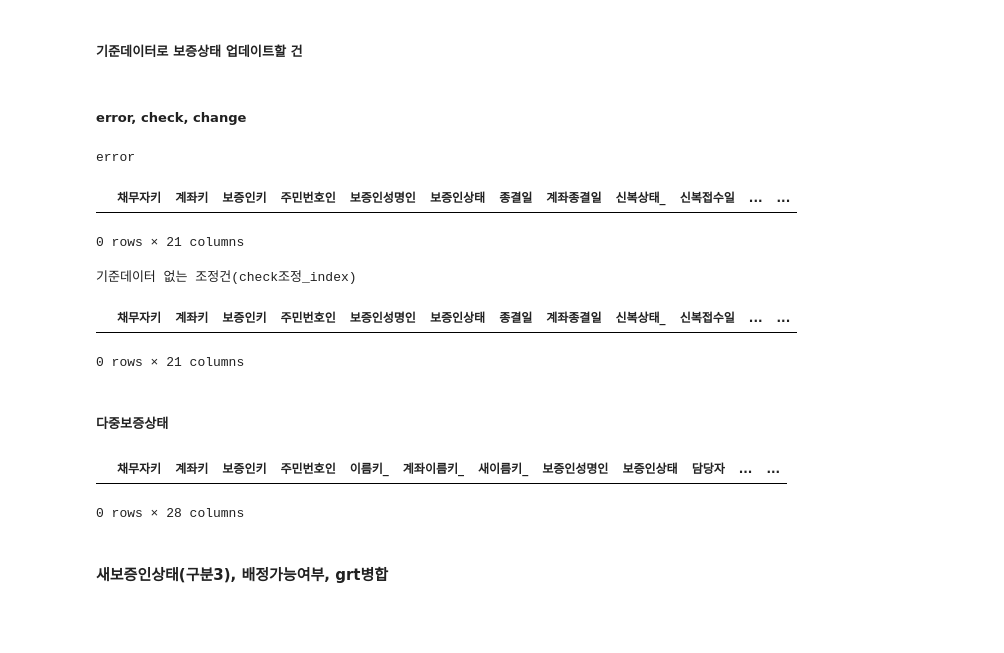
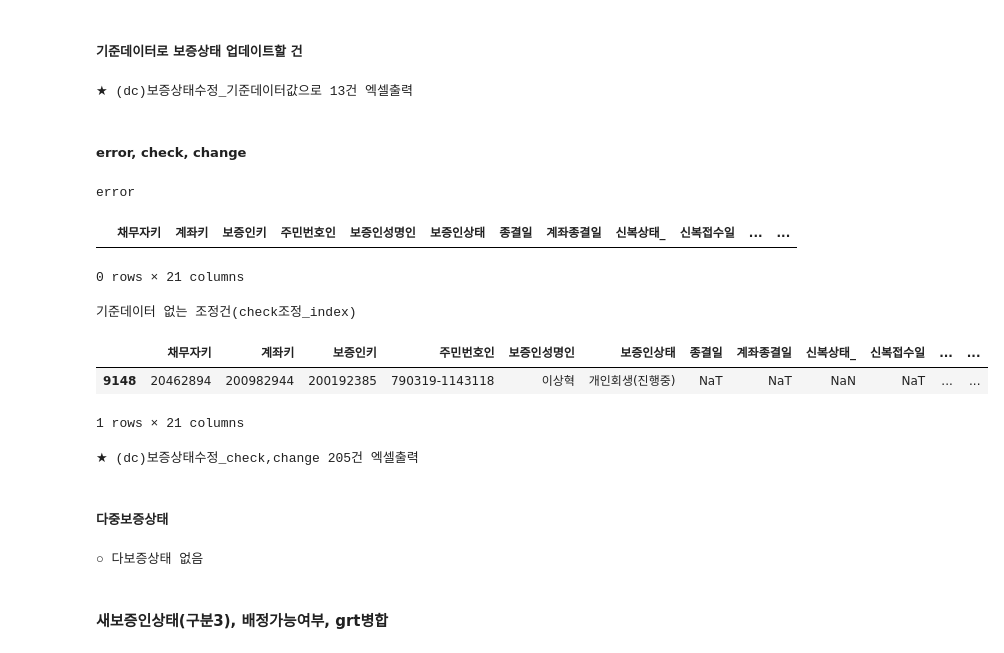
Before and after one commit to jbmyou/company_work, a Jupyter notebook: fileNaming/자산정리/4.전산_자산정리_통합_v2-2.ipynb, the cells around one changed output. Saved outputs shown, nothing was run; the diff lists cells and outputs as text; code cells hidden in the pictures; blank space fills up the shorter version.

```diff
--- a/fileNaming/자산정리/4.전산_자산정리_통합_v2-2.ipynb
+++ b/fileNaming/자산정리/4.전산_자산정리_통합_v2-2.ipynb
@@ -71,9 +71,9 @@ deposit_dtype = functions.deposit_dtype
 # %%
 # 변수들
 ##################################
-dc엑셀출력 = False #####################
+dc엑셀출력 = True #####################
 company = "솔림"      # 솔림 or 대성
-basedate = "250831"
+basedate = "250930"
 ##################################
 
 # 경로, 파일검색어, 새채무상태 출력순서 정의
@@ -255,7 +254,7 @@ if True :
     파산상태확인필요건 = 파산전체[파산전체["파산상태_전체"]=="확인필요"]
 
     if len(파산상태확인필요건)>3 :
-        functions.save_excel_with_explain(파산상태확인필요건, "파산상태 확인필요건.xlsx")
+        functions.save_excel_with_explain(파산상태확인필요건, join(path_excel, "(dc)파산상태 확인필요건.xlsx"))
     else :
         functions.display_with_explain(파산상태확인필요건, '파산상태 확인필요건')
 
@@ -428,42 +427,44 @@ mask = 새보증인상태["상태구분1_기준"].isna() & 새보증인상태["
 # 엑셀 저장 : 보증인상태 기준데이터 값으로 변경할 건
 if dc엑셀출력 :
     functions.save_excel_with_explain(보증인상태수정, join(path_excel, "(dc)보증상태수정_기준데이터값으로.xlsx"), key_columns_no=3)
+# %% [output]
+★ (dc)보증상태수정_기준데이터값으로 13건 엑셀출력
 # %% [markdown]
 ##### error, check, change
 # %%
 # error, 기준데이터 없는 조정값 출력
 error_index = 새보증인상태[새보증인상태["상태구분1"].str.contains(r'error')].sort_values(["상태구분2", "주민번호인"]).index
 check조정_index = 새보증인상태[새보증인상태["상태구분1"].str.contains(r'(신용|개인|약정).*check')].sort_values(["상태구분2", "주민번호인"]).index
 
-print('error')
-display(새보증인상태.loc[error_index, 상태출력칼럼])
-print('기준데이터 없는 조정건(check조정_index)')
-display(새보증인상태.loc[check조정_index, 상태출력칼럼])
+functions.display_with_explain(새보증인상태.loc[error_index, 상태출력칼럼], 'error')
+functions.display_with_explain(새보증인상태.loc[check조정_index, 상태출력칼럼], '기준데이터 없는 조정건(check조정_index)')
 
 # 미사용 상태값(change), 기준데이터 없는 조정값(종결,파산 포함) 출력(check) : 해당 보증인 전체상태값 출력
 check주민번호 = 새보증인상태[새보증인상태["상태구분1"].str.contains(r'check|change')]["주민번호인"].drop_duplicates()
 
 보증상태수정필요 = 새보증인상태[새보증인상태["주민번호인"].isin(check주민번호)][상태출력칼럼].sort_values(["채무자키", "주민번호인","상태구분2"])
     # 제외조건 : 실사 및 크로스체크 한 것
 제외조건1 = ~보증상태수정필요["종결상태_"].isna() # 종결일, 계좌종결일이 있는 경우(종결상태 작성)
 제외조건2 = 보증상태수정필요["담당자"].str.contains('종결|상각') # 종결일이 없더라도 담당자가 종결, 상각을 포함하는 것
 제외조건3 = (보증상태수정필요["파산상태_전체"] == 보증상태수정필요["보증인상태"]) # 파산상태_전체와 일치
 
 상태출력칼럼_최소화 = ["채무자키","계좌키","보증인키","주민번호인","보증인성명인","담당자","보증인상태","파산상태_전체","파산접수일","상태구분1", "상태구분2"] # 기준데이터 칼럼은 빈값이므로 출력할 필요가 없음
 보증상태수정필요 = 보증상태수정필요[~(제외조건1|제외조건2)][상태출력칼럼_최소화]
 
 # 엑셀 출력 : 보증상태 eec
 if dc엑셀출력 :
     functions.save_excel_with_explain(보증상태수정필요, join(path_excel, "(dc)보증상태수정_check,change.xlsx"), key_columns_no="채무자키", sub_key_columns_no="주민번호인")
 
 ########### 상각은 제외해도 되겠다. 종결일과 계좌종결일 있는 것은 상태값 수정할 필요 없다.
 # %% [output]
 error
 |  | 채무자키 | 계좌키 | 보증인키 | 주민번호인 | 보증인성명인 | 보증인상태 | 종결일 | 계좌종결일 | 신복상태_ | 신복접수일 | ... | ... |
 0 rows × 21 columns
 기준데이터 없는 조정건(check조정_index)
 |  | 채무자키 | 계좌키 | 보증인키 | 주민번호인 | 보증인성명인 | 보증인상태 | 종결일 | 계좌종결일 | 신복상태_ | 신복접수일 | ... | ... |
+| 9148 | 20462894 | 200982944 | 200192385 | 790319-1143118 | 이상혁 | 개인회생(진행중) | NaT | NaT | NaN | NaT | ... | ... |
-0 rows × 21 columns
+1 rows × 21 columns
+★ (dc)보증상태수정_check,change 205건 엑셀출력
 # %%
 # # # error건 수정
 # # 새보증인상태.loc[error_index, "상태구분2"] = ""
@@ -482,10 +483,9 @@ error
            .filter(lambda x: x.상태구분2.nunique() > 1)
            .sort_values('주민번호인')
            )
-다중보증상태
+functions.display_with_explain(다중보증상태, "다보증상태")
 # %% [output]
-|  | 채무자키 | 계좌키 | 보증인키 | 주민번호인 | 이름키_ | 계좌이름키_ | 새이름키_ | 보증인성명인 | 보증인상태 | 담당자 | ... | ... |
-0 rows × 28 columns
+○ 다보증상태 없음
 # %%
 # # 수정
 # 새보증인상태.loc[8315, "상태구분2"] = "약정(실효)"
```
Also changed, not shown: parts of 31 cells of this notebook, 7 other files.
